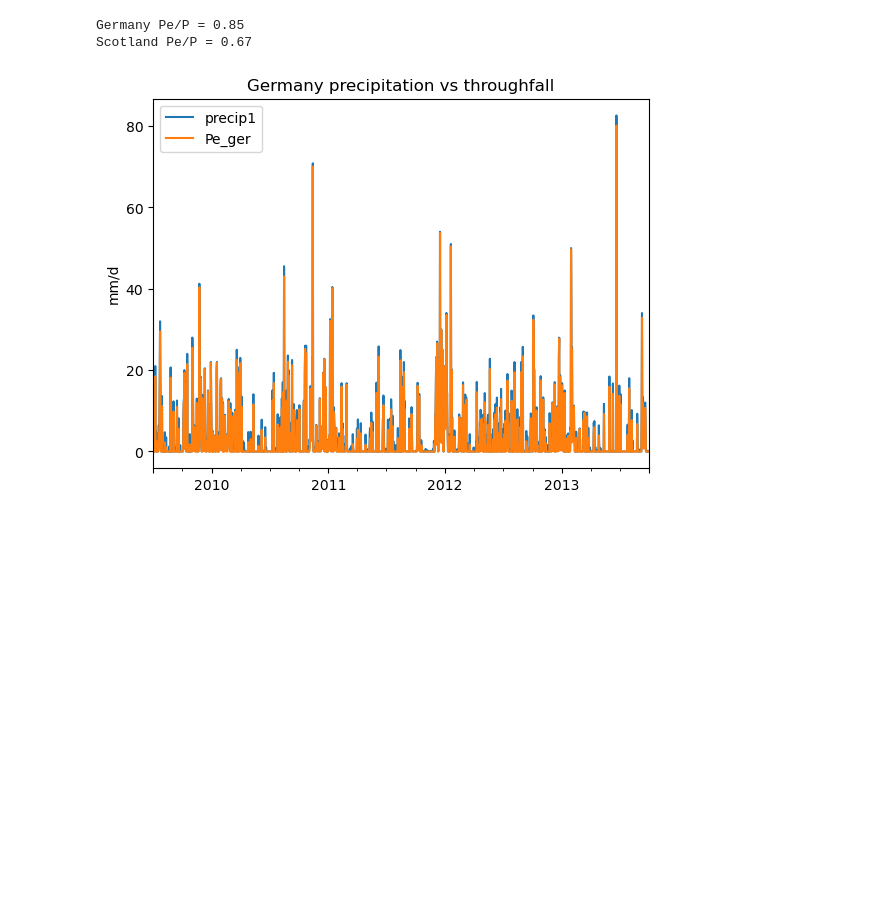
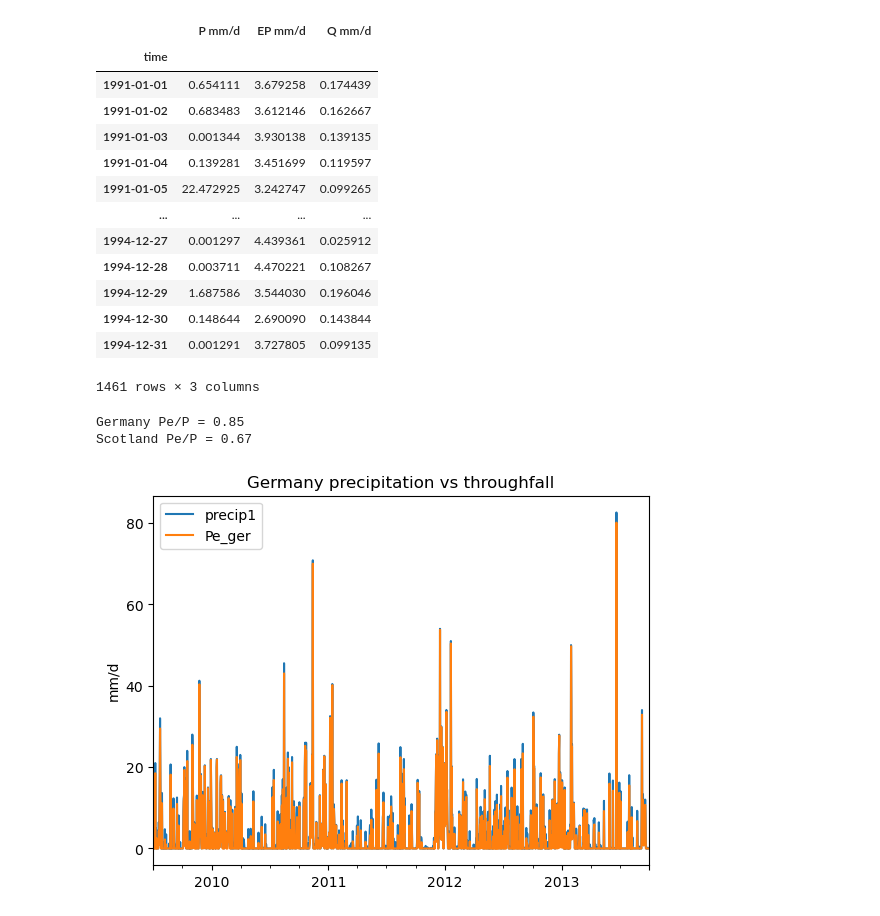
Before and after one commit to eWaterCycle/teaching-materials, a Jupyter notebook: book/exercise_journal_ann_laura/2_processes_vegetation.ipynb, the cells around one changed output. Saved outputs shown, nothing was run; the diff lists cells and outputs as text; code cells hidden in the pictures; blank space fills up the shorter version.

```diff
--- a/book/exercise_journal_ann_laura/2_processes_vegetation.ipynb
+++ b/book/exercise_journal_ann_laura/2_processes_vegetation.ipynb
@@ -36,8 +36,8 @@ experiment_start_time = "1981-01-01T00:00:00Z"
 experiment_end_time = "2025-12-31T00:00:00Z"
 # %%
 # fix units of evap and precip data
-evap_daily['ERA5_Evaporation'] = evap_daily['ERA5_Evaporation'] * 1000 * 86400 / shape_area_manning # mm/day
-precip_daily['ERA5_Precipitation'] = precip_daily['ERA5_Precipitation'] * 1000 * (30*24) / shape_area_manning # mm/day
+evap_daily['ERA5_Evaporation'] = evap_daily['ERA5_Evaporation'].abs() * 1000  # Convert m/day to mm/day (already basin-averaged)
+precip_daily['ERA5_Precipitation'] = precip_daily['ERA5_Precipitation'] * 1000  # Convert m/day to mm/day (already basin-averaged)
 
 #killawarra station id is 5202080
 # Discharge data manning at killawarra station
@@ -54,18 +54,35 @@ Obs.index.name = 'Day'
 Obs = Obs.rename(columns={' Value': 'Q'})  # Note the space before Value
 Obs['Q'] = Obs['Q'] * 86400 / shape_area_manning * 1000  # Convert m³/s to mm/day
 Obs.loc[Obs['Q'] > 4000, 'Q'] = np.nan
-Obs_1 = Obs.loc['2000-01-01':'2025-12-31']
+Obs_1 = Obs.loc['1981-01-01':'2025-12-31']
 Obs_data = Obs_1['Q'].to_xarray().rename({'Day': 'time'})
 # %%
-precip_xr = precip_daily['ERA5_Precipitation'].to_xarray().rename('P mm/d')
-evap_xr = evap_daily['ERA5_Evaporation'].to_xarray().rename('EP mm/d')
+precip_xr = precip_daily['ERA5_Precipitation'].to_xarray().rename({'Date': 'time'}).rename('P mm/d')
+evap_xr = evap_daily['ERA5_Evaporation'].to_xarray().rename({'Date': 'time'}).rename('EP mm/d')
+obs_xr = Obs_data.rename('Q mm/d')
 
-df = xr.merge([precip_xr, evap_xr, Obs_data]).to_dataframe()
+df = xr.merge([precip_xr, evap_xr, obs_xr]).to_dataframe()
 data = df[["P mm/d", "EP mm/d", "Q mm/d"]].dropna()
 data.index = pd.to_datetime(data.index)
+
 c_pre_deforestation = data.loc["1991-01-01":"1994-12-31"]
-c_post_deforestation = data.loc["1996-01-01":"1999-31-12"]
+c_post_deforestation = data.loc["1996-01-01":"1999-12-31"]
 c_pre_deforestation
+# %% [output]
+|  | P mm/d | EP mm/d | Q mm/d |
+| time |  |  |  |
+| 1991-01-01 | 0.654111 | 3.679258 | 0.174439 |
+| 1991-01-02 | 0.683483 | 3.612146 | 0.162667 |
+| 1991-01-03 | 0.001344 | 3.930138 | 0.139135 |
+| 1991-01-04 | 0.139281 | 3.451699 | 0.119597 |
+| 1991-01-05 | 22.472925 | 3.242747 | 0.099265 |
+| ... | ... | ... | ... |
+| 1994-12-27 | 0.001297 | 4.439361 | 0.025912 |
+| 1994-12-28 | 0.003711 | 4.470221 | 0.108267 |
+| 1994-12-29 | 1.687586 | 3.544030 | 0.196046 |
+| 1994-12-30 | 0.148644 | 2.690090 | 0.143844 |
+| 1994-12-31 | 0.001291 | 3.727805 | 0.099135 |
+1461 rows × 3 columns
 # %%
 si_max = 2.5  # mm
 Si1 = 0
```
